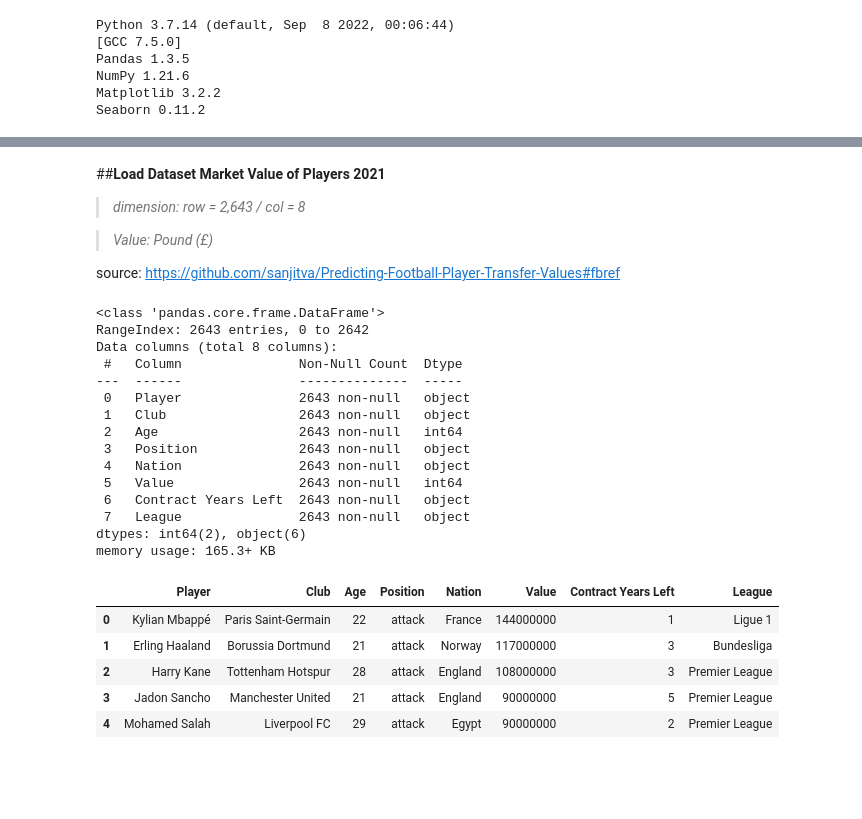
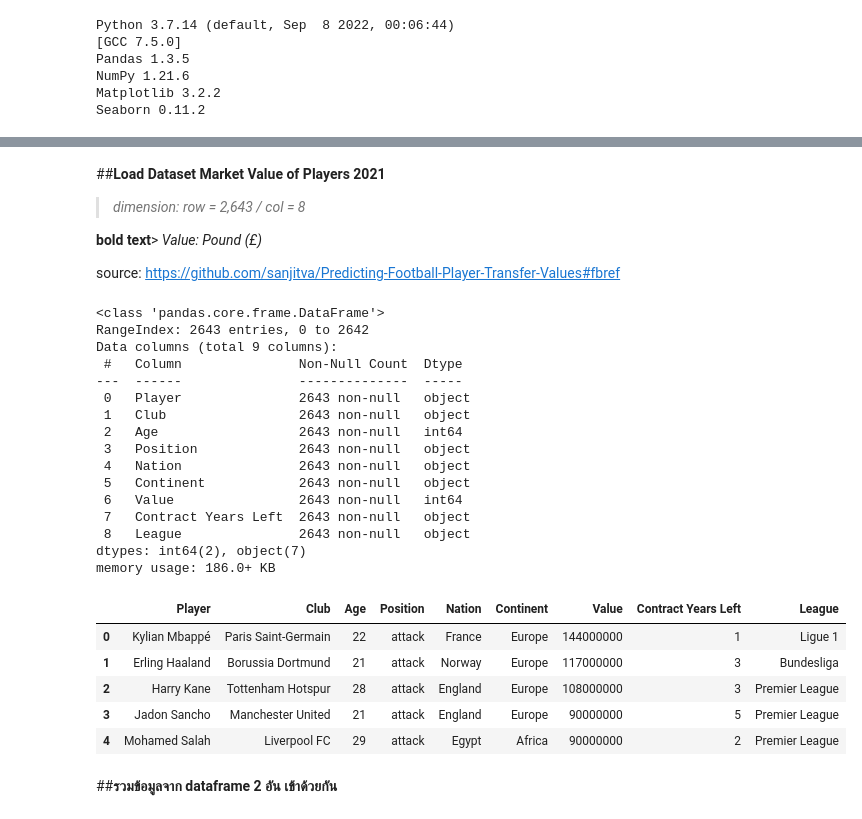
Before and after one commit to TheAmericanoO/Mini-Project-DADS5001, a Jupyter notebook: Mini_Project_6420422023.ipynb, the cells around one changed output, grey strips where cells are left out. Saved outputs shown, nothing was run; the diff lists cells and outputs as text; code cells hidden in the pictures; blank space fills up the shorter version.

```diff
--- a/Mini_Project_6420422023.ipynb
+++ b/Mini_Project_6420422023.ipynb
@@ -89,35 +123,38 @@ memory usage: 132.2+ KB
 ##**Load Dataset Market Value of Players 2021**
 > *dimension: row = 2,643 / col = 8*
 
-> *Value: Pound (£)*
+**bold text**> *Value: Pound (£)*
 
 source: https://github.com/sanjitva/Predicting-Football-Player-Transfer-Values#fbref
 # %%
-url = 'https://drive.google.com/file/d/1c8_f-uyiTmpXgSIleK7kepo_SYdzreOT/view?usp=sharing'
+url = 'https://drive.google.com/file/d/11eX9zpiltOt7nMNLNmNqZ-OnqrC1kZIv/view?usp=sharing'
 url = 'https://drive.google.com/uc?id=' + url.split('/')[-2]
 transfer = pd.read_csv(url)
 transfer.info()
 print('\n')
 transfer.head()
 # %% [output]
 <class 'pandas.core.frame.DataFrame'>
 RangeIndex: 2643 entries, 0 to 2642
-Data columns (total 8 columns):
+Data columns (total 9 columns):
  #   Column               Non-Null Count  Dtype
 ---  ------               --------------  -----
  0   Player               2643 non-null   object
  1   Club                 2643 non-null   object
  2   Age                  2643 non-null   int64
  3   Position             2643 non-null   object
  4   Nation               2643 non-null   object
- 5   Value                2643 non-null   int64
- 6   Contract Years Left  2643 non-null   object
- 7   League               2643 non-null   object
-dtypes: int64(2), object(6)
-memory usage: 165.3+ KB
+ 5   Continent            2643 non-null   object
+ 6   Value                2643 non-null   int64
+ 7   Contract Years Left  2643 non-null   object
+ 8   League               2643 non-null   object
+dtypes: int64(2), object(7)
+memory usage: 186.0+ KB
-|  | Player | Club | Age | Position | Nation | Value | Contract Years Left | League |
-| 0 | Kylian Mbappé | Paris Saint-Germain | 22 | attack | France | 144000000 | 1 | Ligue 1 |
-| 1 | Erling Haaland | Borussia Dortmund | 21 | attack | Norway | 117000000 | 3 | Bundesliga |
-| 2 | Harry Kane | Tottenham Hotspur | 28 | attack | England | 108000000 | 3 | Premier League |
-| 3 | Jadon Sancho | Manchester United | 21 | attack | England | 90000000 | 5 | Premier League |
-| 4 | Mohamed Salah | Liverpool FC | 29 | attack | Egypt | 90000000 | 2 | Premier League |
+|  | Player | Club | Age | Position | Nation | Continent | Value | Contract Years Left | League |
+| 0 | Kylian Mbappé | Paris Saint-Germain | 22 | attack | France | Europe | 144000000 | 1 | Ligue 1 |
+| 1 | Erling Haaland | Borussia Dortmund | 21 | attack | Norway | Europe | 117000000 | 3 | Bundesliga |
+| 2 | Harry Kane | Tottenham Hotspur | 28 | attack | England | Europe | 108000000 | 3 | Premier League |
+| 3 | Jadon Sancho | Manchester United | 21 | attack | England | Europe | 90000000 | 5 | Premier League |
+| 4 | Mohamed Salah | Liverpool FC | 29 | attack | Egypt | Africa | 90000000 | 2 | Premier League |
+# %% [markdown]
+##**รวมข้อมูลจาก dataframe 2 อัน เข้าด้วยกัน**
```
Also changed, not shown: parts of 18 cells of this notebook.
